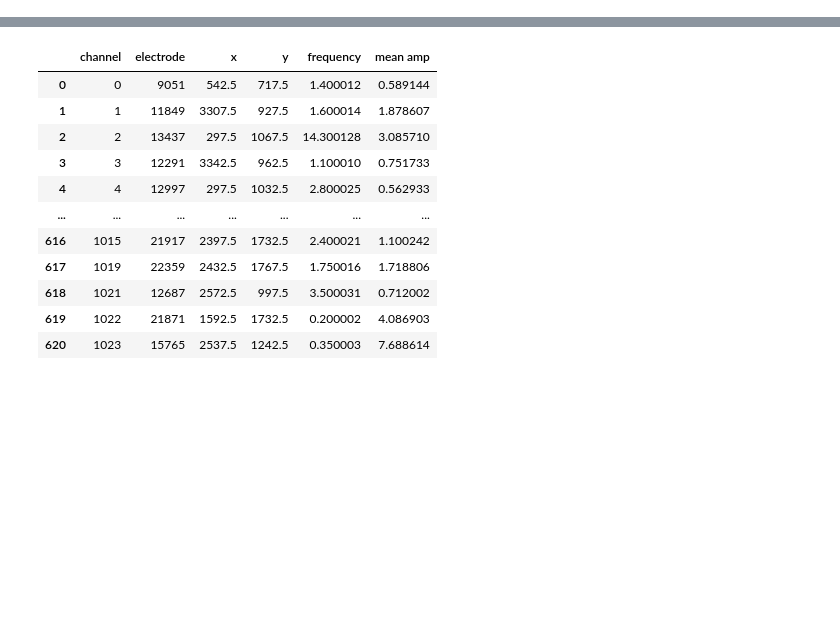
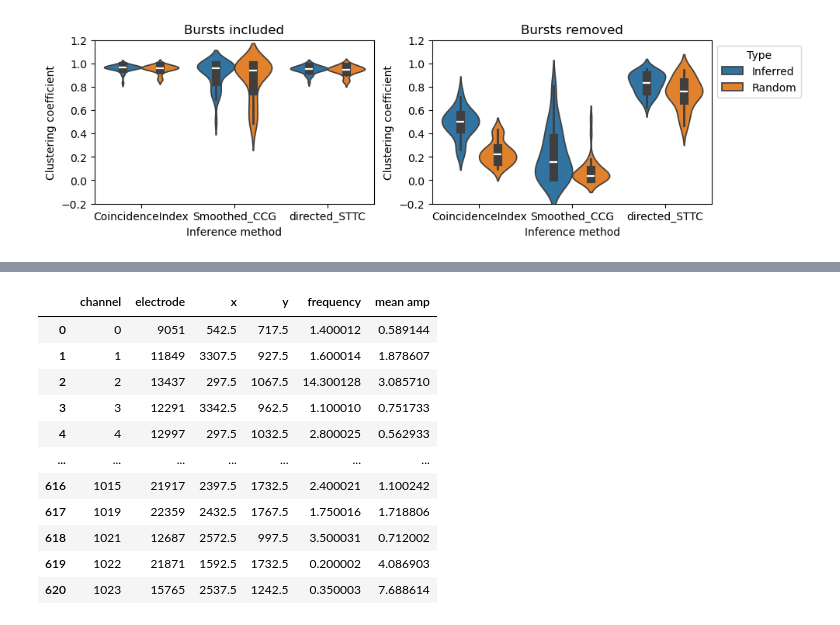
Before and after one commit to mrwun2002/HDMEA-func-connectivity, a Jupyter notebook: analyze_data.ipynb, the cells around one changed output, grey strips where cells are left out. Saved outputs shown, nothing was run; the diff lists cells and outputs as text; code cells hidden in the pictures; blank space fills up the shorter version.

```diff
--- a/analyze_data.ipynb
+++ b/analyze_data.ipynb
@@ -36,0 +165,9 @@ def get_filepath(div, well, method, remove_bursts = None): #In theory, can put i
+# %%
+all_networks
+
+all_networks["Type"] = "Inferred"
+index = all_networks.index
+for i in index:
+    all_networks.loc[len(all_networks.index), ["Burst removal", "Inference method", "Clustering coefficient", "Type"]] = list(all_networks.loc[i, ["Burst removal", "Inference method", "Expected clustering coefficient (Erdos-Renyi)"]]) + ["Random"]
+
+all_networks
@@ -36,0 +188,23 @@ def get_filepath(div, well, method, remove_bursts = None): #In theory, can put i
+# %%
+#plt.scatter(all_networks["DIV"], all_networks["average_degree"], label = np.array(all_networks["Inference method"]))
+y_value_columns = all_networks.columns[10:14:2]
+plt.figure(figsize = (10, 8))
+
+all_networks_bursts_included = all_networks.loc[all_networks["Burst removal"] == False]
+all_networks_bursts_removed = all_networks.loc[all_networks["Burst removal"] == True]
+titles = ["Bursts included", "Bursts removed"]
+for i, networks in enumerate([all_networks_bursts_included, all_networks_bursts_removed]):
+    ax = plt.subplot(3, 2, i+1)
+
+    plt.title(titles[i])
+
+    if i == 1:
+        sns.violinplot(data=networks, x = "Inference method", y="Clustering coefficient", dodge = True, hue = "Type", density_norm = "count", common_norm= True, legend = True,  inner_kws=dict(box_width=8, whis_width=2))
+        sns.move_legend(ax, "upper left", bbox_to_anchor=(1, 1))
+    else:
+        sns.violinplot(data=networks, x = "Inference method", y="Clustering coefficient", dodge = True, hue = "Type", density_norm = "count", common_norm= True, legend = False,  inner_kws=dict(box_width=8, whis_width=2))
+
+    plt.ylim([-0.2, 1.2])
+plt.tight_layout()
+# %% [output]
+[figure, added]
```
Also changed, not shown: parts of 14 cells of this notebook.
